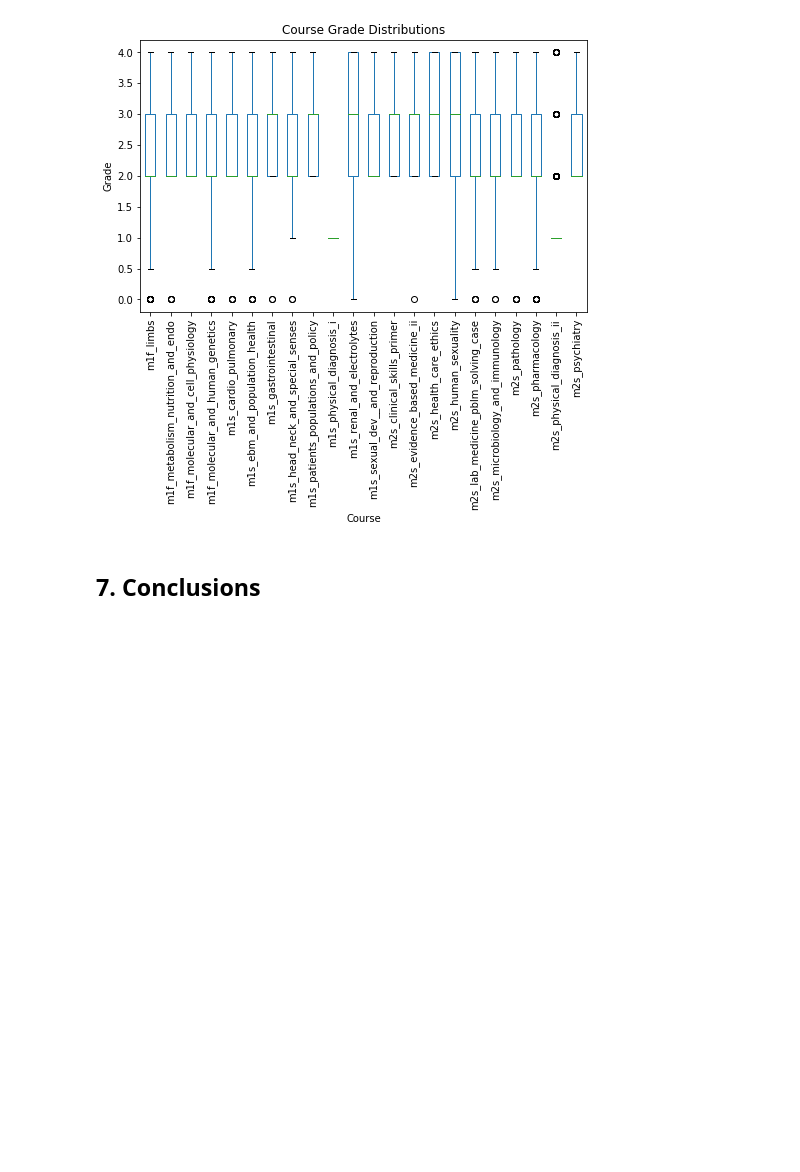
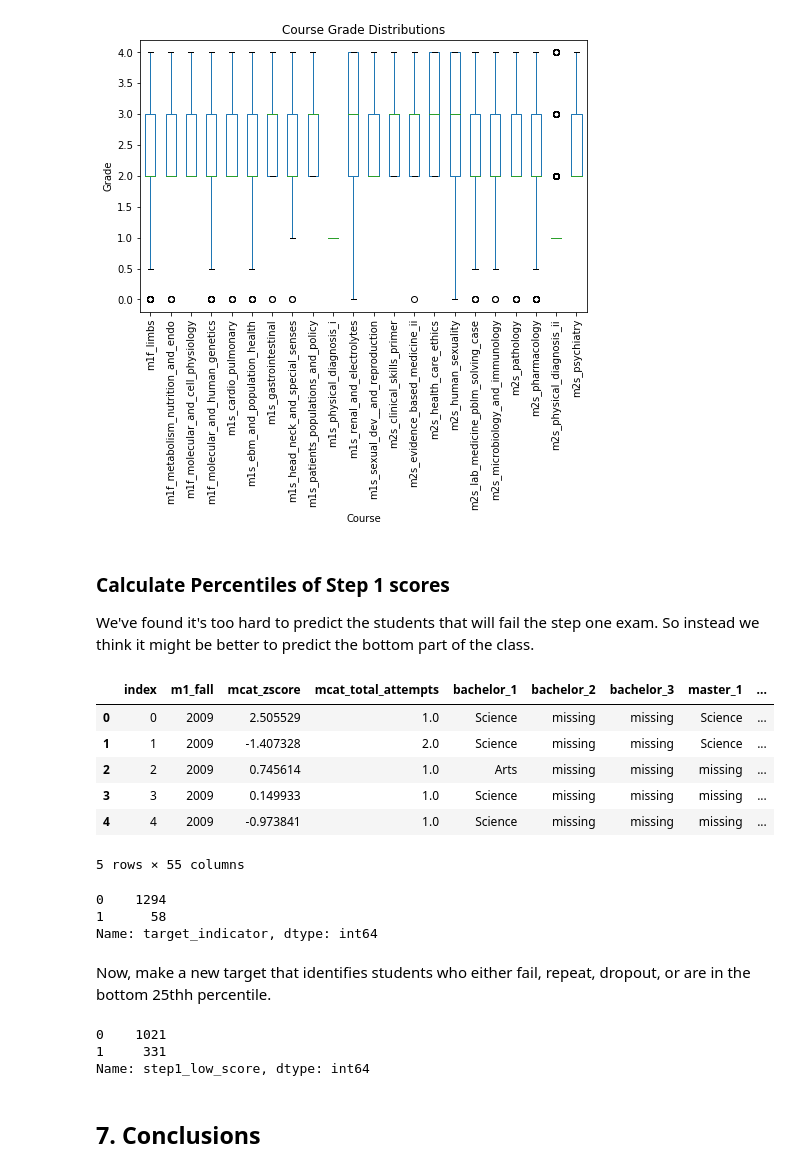
Before and after one commit to amirunpri2018/Med-Students-Learning-Analytics, a Jupyter notebook: code/wrangling/prepare_final.ipynb, the cells around one changed output. Drawn from its saved outputs; the diff is of its cells as text; code cells hidden in the pictures; blank space fills up the shorter version.

```diff
--- a/code/wrangling/prepare_final.ipynb
+++ b/code/wrangling/prepare_final.ipynb
@@ -797,6 +797,8 @@ course_grades = df.loc[:,'m1f_limbs':'m2s_psychiatry']
 
 # Also would like to store this as a column
 df['GPA'] = df.loc[:, 'm1f_limbs': 'm2s_psychiatry'].mean(axis=1)
+df['GPA'] = df['GPA'].fillna(df['GPA'].mean())
+
 GPA = course_grades.mean(axis=1)
 
 df.head()
@@ -883,6 +885,47 @@ df[string_list]  = df[string_list].fillna('missing')
 df['biochem_likelyhood'] = df['biochem_likelyhood'].fillna(2)
 df['bachelors_num'] = df['bachelors_num'].fillna(0)
 df['science_bachelors_num'] = df['bachelors_num'].fillna(0)
+# %% [markdown]
+### Calculate Percentiles of Step 1 scores
+We've found it's too hard to predict the students that will fail the step one exam. So instead we think it might be better to predict the bottom part of the class.
+# %%
+df.step1_z_score.head()
+df['step1_rank'] = df.groupby('m1_fall')['step1_z_score'].rank()
+
+counts = df.groupby('m1_fall')['step1_rank'].max().reset_index()
+counts.rename(index = str, columns = {'step1_rank': 'step1_total_students'}, inplace = True)
+
+df = pd.merge(df, counts, on = 'm1_fall', how = 'left')
+df.head()
+# %% [output]
+|  | index | m1_fall | mcat_zscore | mcat_total_attempts | bachelor_1 | bachelor_2 | bachelor_3 | master_1 | ... |
+| 0 | 0 | 2009 | 2.505529 | 1.0 | Science | missing | missing | Science | ... |
+| 1 | 1 | 2009 | -1.407328 | 2.0 | Science | missing | missing | Science | ... |
+| 2 | 2 | 2009 | 0.745614 | 1.0 | Arts | missing | missing | missing | ... |
+| 3 | 3 | 2009 | 0.149933 | 1.0 | Science | missing | missing | missing | ... |
+| 4 | 4 | 2009 | -0.973841 | 1.0 | Science | missing | missing | missing | ... |
+5 rows × 55 columns
+# %%
+df['step1_percentile'] = df['step1_rank'] / df['step1_total_students']
+df['step1_low_score'] = np.where(df['step1_percentile'] <= .25, 1, 0)
+df['step1_low_score'].value_counts()
+# %% [output]
+0    1294
+1      58
+Name: target_indicator, dtype: int64
+# %% [markdown]
+Now, make a new target that identifies students who either fail, repeat, dropout, or are in the bottom 25thh percentile.
+# %%
+df['danger_student'] = np.where((df['target_indicator'] ==1)
+                                |df['step1_low_score'] == 1, 1,0)
+
+
+df.danger_student.value_counts()
+df.step1_low_score.value_counts()
+# %% [output]
+0    1021
+1     331
+Name: step1_low_score, dtype: int64
 # %% [markdown]
 ## 7. Conclusions
 # %%
```
Also changed, not shown: parts of 2 cells of this notebook.
